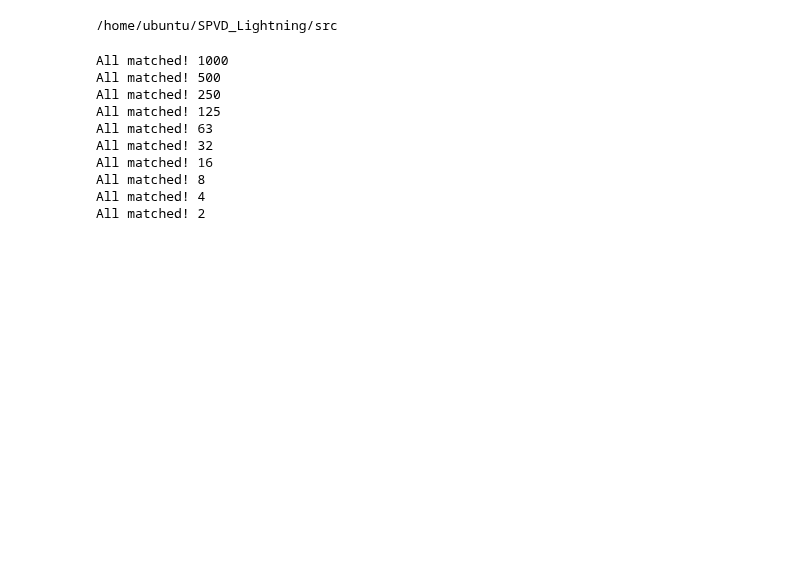
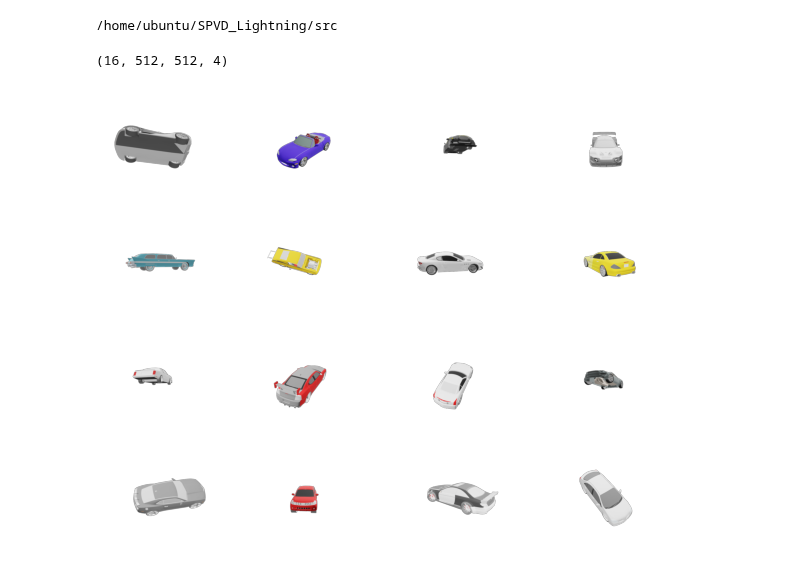
Before and after one commit to HliasOuzounis/SPVD-Diffusion, a Jupyter notebook: notebooks/tests.ipynb, the cells around one changed output. Cells and saved outputs as stored; diff of their text form; code cells hidden in the pictures; blank space fills up the shorter version.

```diff
--- a/notebooks/tests.ipynb
+++ b/notebooks/tests.ipynb
@@ -2,32 +2,31 @@
 %cd ../src
 # %% [output]
 /home/ubuntu/SPVD_Lightning/src
+# %%
+from dataloaders.shapenet.shapenet_loader import ShapeNet
+
+categories = ['car']
+path = "../data/ShapeNet"
+
+te = ShapeNet(path, "val", 2048, categories, load_renders=True)
 # %%
-from my_schedulers.ddpm_scheduler import DDPMSparseScheduler
+import numpy as np
 import torch
+
+samples = 16
+references = [te[idx] for idx in np.random.choice(list(range(len(te))), size=(samples,))]
+
+reference_images = torch.stack([r["render-features"] for r in references]).to("cuda")
 # %%
-steps = 1000
-while steps > 1:
-    ddpm1 = DDPMSparseScheduler(init_steps=1000, steps=steps)
-    ddpm2 = DDPMSparseScheduler(init_steps=1000, steps=(steps + 1) // 2)
+from utils.visualization import display_renders_grid
 
-    for i in range(1, (steps + 1) // 2):
-        a_t = ddpm2.alpha[i]
-        a_t1, a_t2 = ddpm1.alpha[2 * i], ddpm1.alpha[2 * i - 1]
-        assert ddpm1.ahat[2 * i] == ddpm2.ahat[i], f"Error at ahat {i}"
-        assert torch.allclose(a_t, a_t1 * a_t2), f"Error at step {i}, steps: {steps}"
+def load_image(selected_file, selected_view):
+    from PIL import Image
+    return np.array(Image.open("../data/ShapeNet/renders/" + selected_file + f"/00{selected_view}.png"))
 
-    print("All matched!", steps)
-
-    steps = (steps + 1) // 2
+renders = np.stack([load_image(r['filename'], r['selected-view']) for r in references])
+print(renders.shape)
+display_renders_grid(renders)
 # %% [output]
-All matched! 1000
-All matched! 500
-All matched! 250
-All matched! 125
-All matched! 63
-All matched! 32
-All matched! 16
-All matched! 8
-All matched! 4
-All matched! 2
+(16, 512, 512, 4)
+[figure, added]
```
Also changed, not shown: 34 other files.
